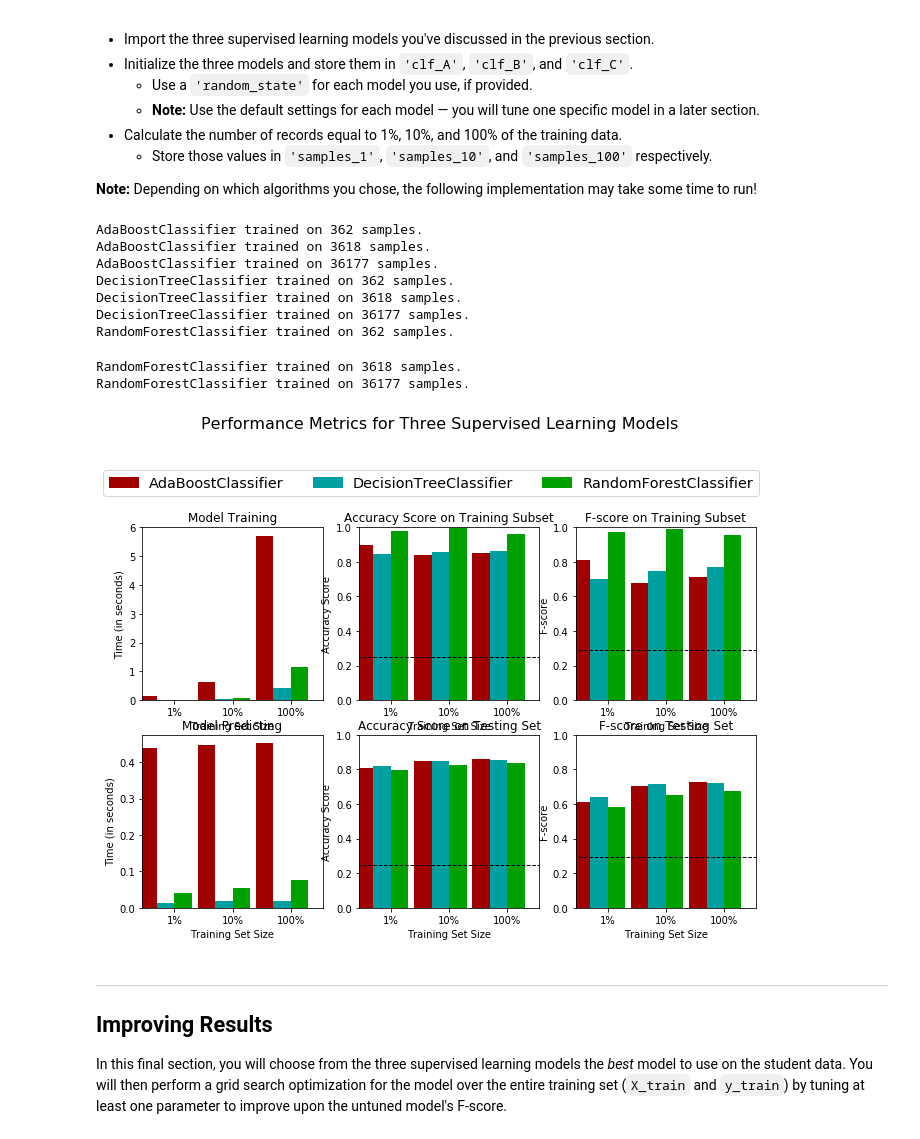
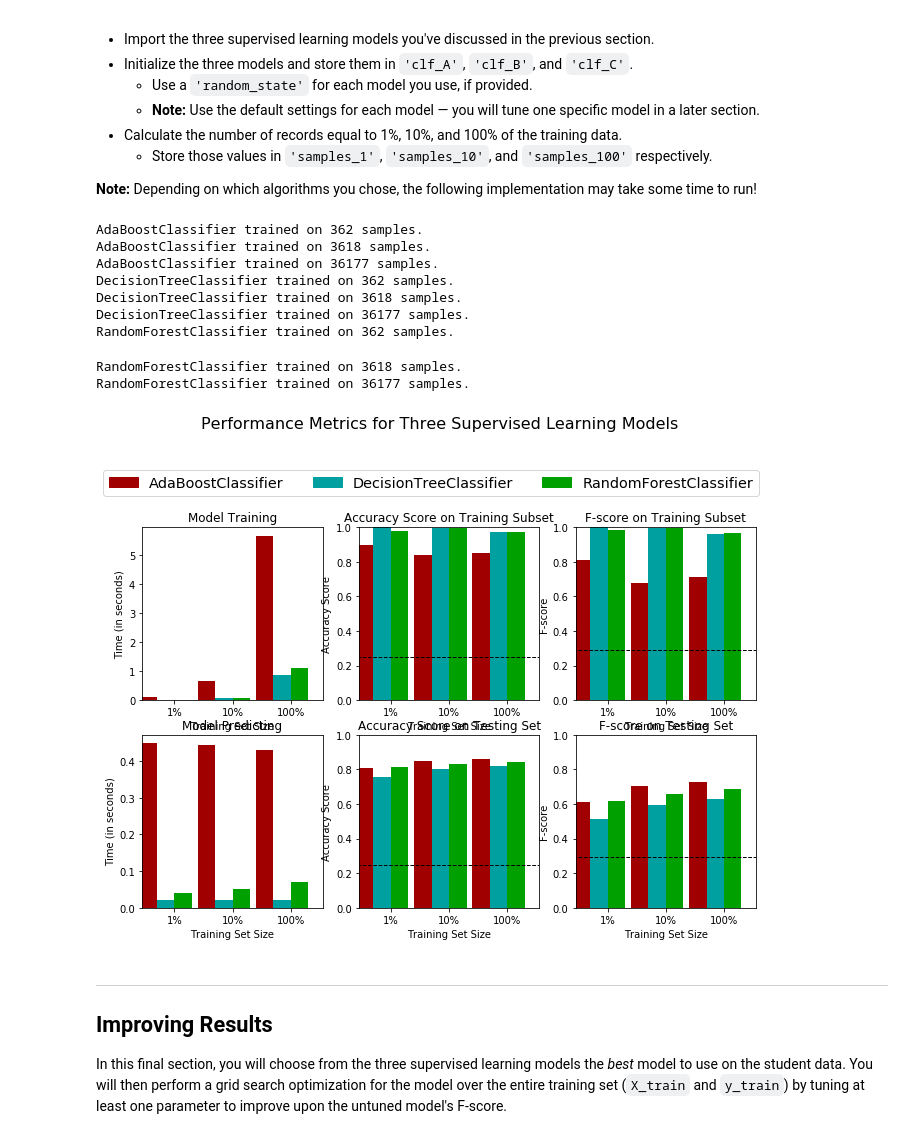
Before and after one commit to vasilkosturski/udacity-ml-intro, a Jupyter notebook: supervised-learning/finding-donors/finding_donors.ipynb, the cells around one changed output. Saved outputs shown, nothing was run; the diff lists cells and outputs as text; code cells hidden in the pictures.

Commit message:
Set random state for the classifiers so the results are consistent between runs

```diff
--- a/supervised-learning/finding-donors/finding_donors.ipynb
+++ b/supervised-learning/finding-donors/finding_donors.ipynb
@@ -494,9 +494,9 @@ from sklearn.linear_model import LinearRegression, LogisticRegression
 from sklearn.preprocessing import PolynomialFeatures
 
 # TODO: Initialize the three models
-clf_A = AdaBoostClassifier()
-clf_B = DecisionTreeClassifier(max_depth = 7, min_samples_leaf = 10)
-clf_C = RandomForestClassifier()
+clf_A = AdaBoostClassifier(random_state=42)
+clf_B = DecisionTreeClassifier(random_state=42)
+clf_C = RandomForestClassifier(random_state=42)
 clf_D = MultinomialNB()
 clf_E = GaussianNB()
 clf_F = LogisticRegression()
@@ -507,35 +507,34 @@ clf_F = LogisticRegression()
 
 # TODO: Calculate the number of samples for 1%, 10%, and 100% of the training data
 # HINT: samples_100 is the entire training set i.e. len(y_train)
 # HINT: samples_10 is 10% of samples_100 (ensure to set the count of the values to be `int` and not `float`)
 # HINT: samples_1 is 1% of samples_100 (ensure to set the count of the values to be `int` and not `float`)
 samples_100 = round(len(y_train))
 samples_10 = round(samples_100 / 10)
 samples_1 = round(samples_100 / 100)
 
 # Collect results on the learners
 results = {}
-# for clf in [clf_A, clf_B, clf_C]:
 for clf in [clf_A, clf_B, clf_C]:
     clf_name = clf.__class__.__name__
     results[clf_name] = {}
     for i, samples in enumerate([samples_1, samples_10, samples_100]):
         results[clf_name][i] = \
         train_predict(clf, samples, X_train, y_train, X_test, y_test)
 
 # Run metrics visualization for the three supervised learning models chosen
 vs.evaluate(results, accuracy, fscore)
 # %% [output]
 AdaBoostClassifier trained on 362 samples.
 AdaBoostClassifier trained on 3618 samples.
 AdaBoostClassifier trained on 36177 samples.
 DecisionTreeClassifier trained on 362 samples.
 DecisionTreeClassifier trained on 3618 samples.
 DecisionTreeClassifier trained on 36177 samples.
 RandomForestClassifier trained on 362 samples.
 RandomForestClassifier trained on 3618 samples.
 RandomForestClassifier trained on 36177 samples.
-[figure, old version]
+[figure, new version]
 # %% [markdown]
 ----
 ## Improving Results
```
